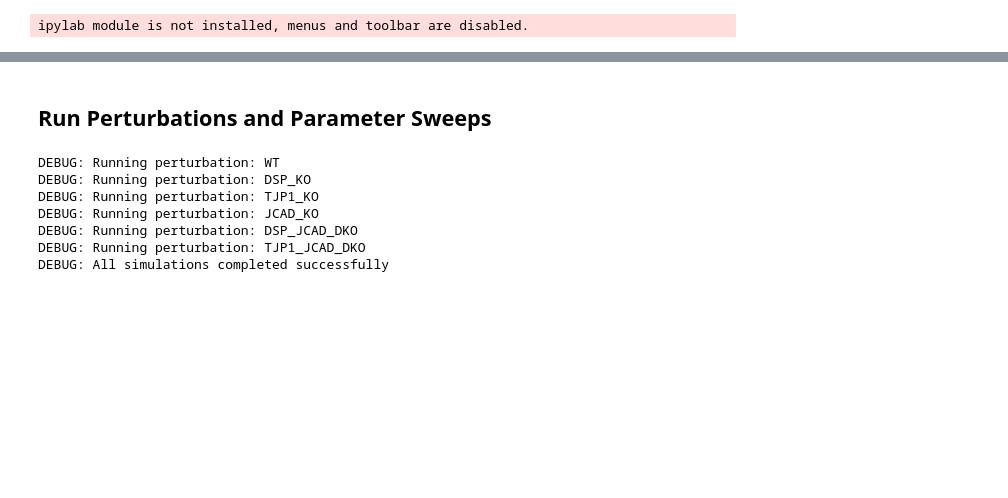
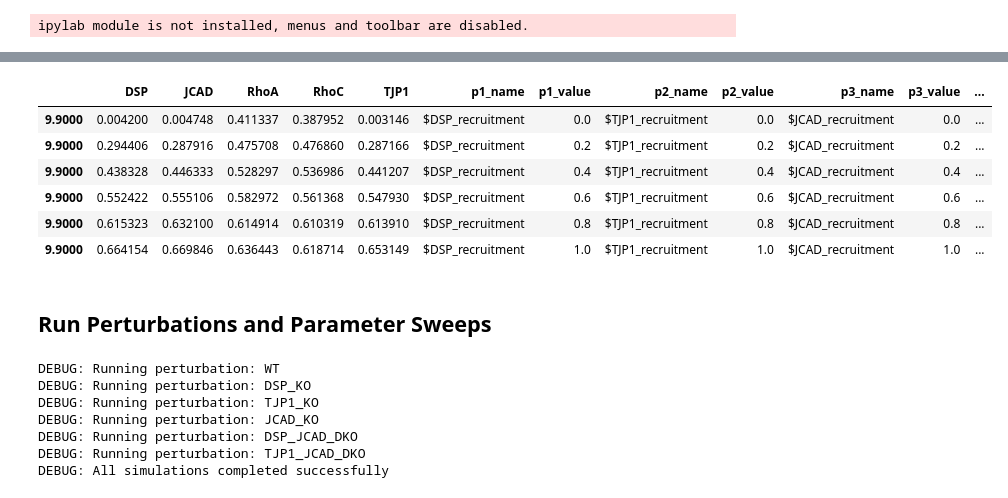
Before and after one commit to emilieyuu/endotehelial-masboss, a Jupyter notebook: notebooks/06_bm_runs_final.ipynb, the cells around one changed output, grey strips where cells are left out. Saved outputs shown, nothing was run; the diff lists cells and outputs as text; code cells hidden in the pictures; blank space fills up the shorter version.

```diff
--- a/notebooks/06_bm_runs_final.ipynb
+++ b/notebooks/06_bm_runs_final.ipynb
@@ -26,3 +54,14 @@ base_model.param['sample_count'] = 5000
+# %%
+df = joint_sweep_recruitment.copy()
+df[(df['p1_value'] == df['p2_value']) & (df['p2_value'] == df['p3_value'])]
+# %% [output]
+|  | DSP | JCAD | RhoA | RhoC | TJP1 | p1_name | p1_value | p2_name | p2_value | p3_name | p3_value | ... |
+| 9.9000 | 0.004200 | 0.004748 | 0.411337 | 0.387952 | 0.003146 | $DSP_recruitment | 0.0 | $TJP1_recruitment | 0.0 | $JCAD_recruitment | 0.0 | ... |
+| 9.9000 | 0.294406 | 0.287916 | 0.475708 | 0.476860 | 0.287166 | $DSP_recruitment | 0.2 | $TJP1_recruitment | 0.2 | $JCAD_recruitment | 0.2 | ... |
+| 9.9000 | 0.438328 | 0.446333 | 0.528297 | 0.536986 | 0.441207 | $DSP_recruitment | 0.4 | $TJP1_recruitment | 0.4 | $JCAD_recruitment | 0.4 | ... |
+| 9.9000 | 0.552422 | 0.555106 | 0.582972 | 0.561368 | 0.547930 | $DSP_recruitment | 0.6 | $TJP1_recruitment | 0.6 | $JCAD_recruitment | 0.6 | ... |
+| 9.9000 | 0.615323 | 0.632100 | 0.614914 | 0.610319 | 0.613910 | $DSP_recruitment | 0.8 | $TJP1_recruitment | 0.8 | $JCAD_recruitment | 0.8 | ... |
+| 9.9000 | 0.664154 | 0.669846 | 0.636443 | 0.618714 | 0.653149 | $DSP_recruitment | 1.0 | $TJP1_recruitment | 1.0 | $JCAD_recruitment | 1.0 | ... |
 # %% [markdown]
 ## Run Perturbations and Parameter Sweeps
 # %%
```
Also changed, not shown: parts of 5 cells of this notebook, 17 other files.
